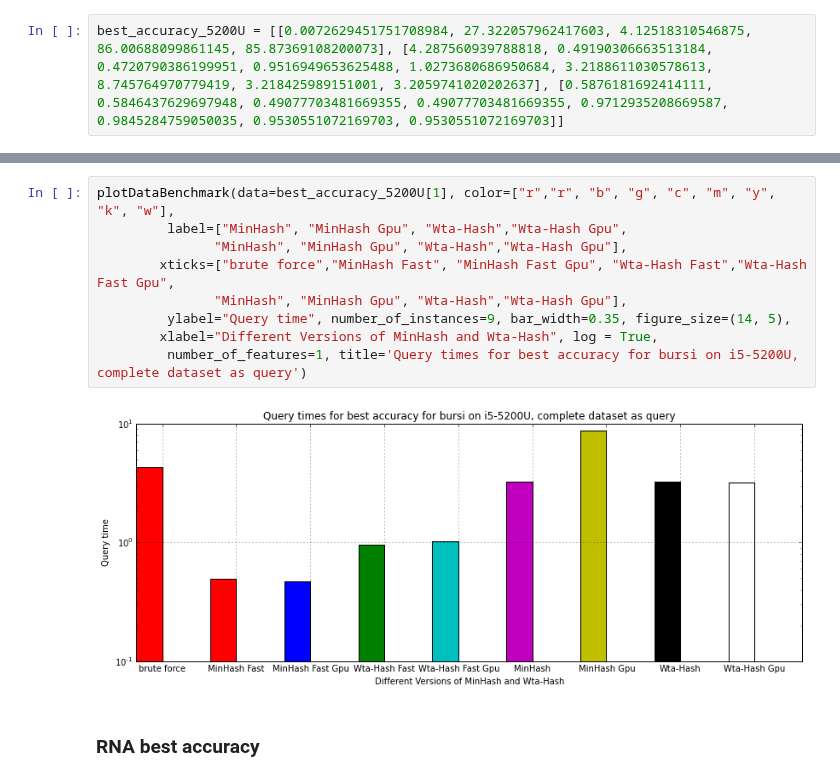
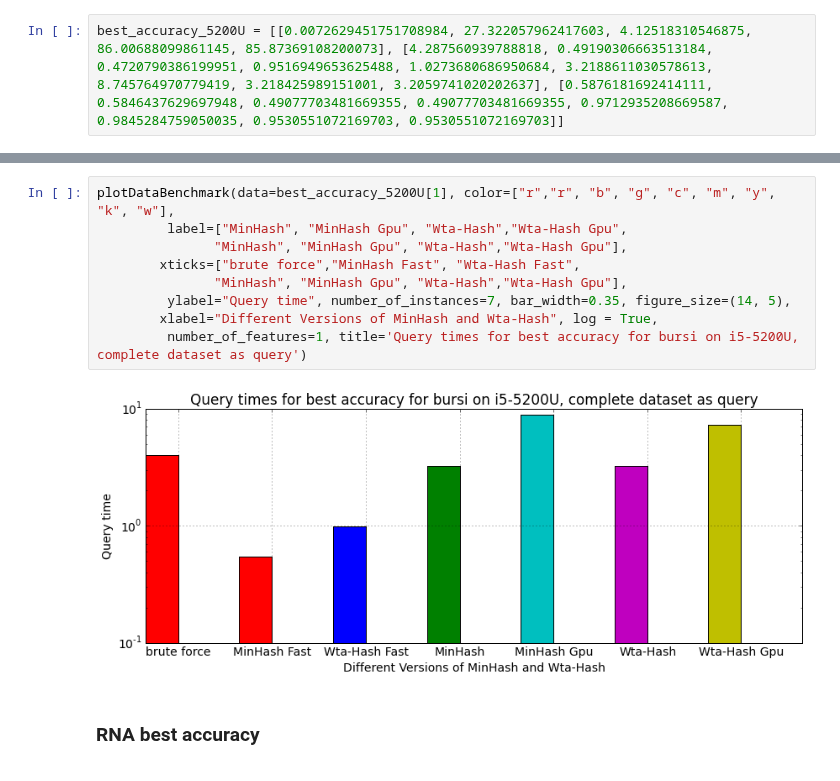
Before and after one commit to joachimwolff/sparse-neighbors-search, a Jupyter notebook: example/MinHash vs Wta-Hash.ipynb, the cells around one changed output, grey strips where cells are left out. Cells and saved outputs as stored; diff of their text form.

```diff
--- a/example/MinHash vs Wta-Hash.ipynb
+++ b/example/MinHash vs Wta-Hash.ipynb
@@ -130,14 +130,14 @@ NameError: name 'plotDataBenchmark' is not defined
 # %%
 plotDataBenchmark(data=best_accuracy_5200U[1], color=["r","r", "b", "g", "c", "m", "y", "k", "w"],
          label=["MinHash", "MinHash Gpu", "Wta-Hash","Wta-Hash Gpu",
                "MinHash", "MinHash Gpu", "Wta-Hash","Wta-Hash Gpu"],
-        xticks=["brute force","MinHash Fast", "MinHash Fast Gpu", "Wta-Hash Fast","Wta-Hash Fast Gpu",
+        xticks=["brute force","MinHash Fast", "Wta-Hash Fast",
                "MinHash", "MinHash Gpu", "Wta-Hash","Wta-Hash Gpu"],
-         ylabel="Query time", number_of_instances=9, bar_width=0.35, figure_size=(14, 5),
+         ylabel="Query time", number_of_instances=7, bar_width=0.35, figure_size=(14, 5),
         xlabel="Different Versions of MinHash and Wta-Hash", log = True,
          number_of_features=1, title='Query times for best accuracy for bursi on i5-5200U, complete dataset as query')
 # %% [output]
-[figure, old version]
+[figure, new version]
 # %% [markdown]
 ### RNA best accuracy
 # %%
```
Also changed, not shown: parts of 13 cells of this notebook.
